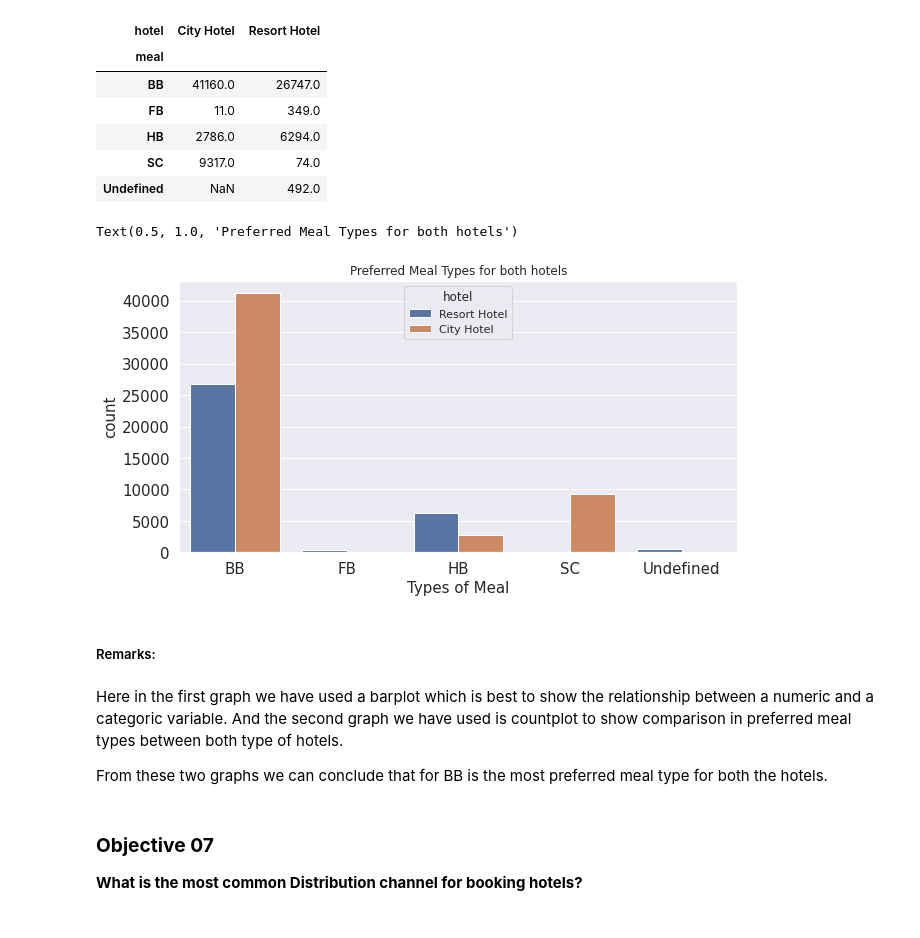
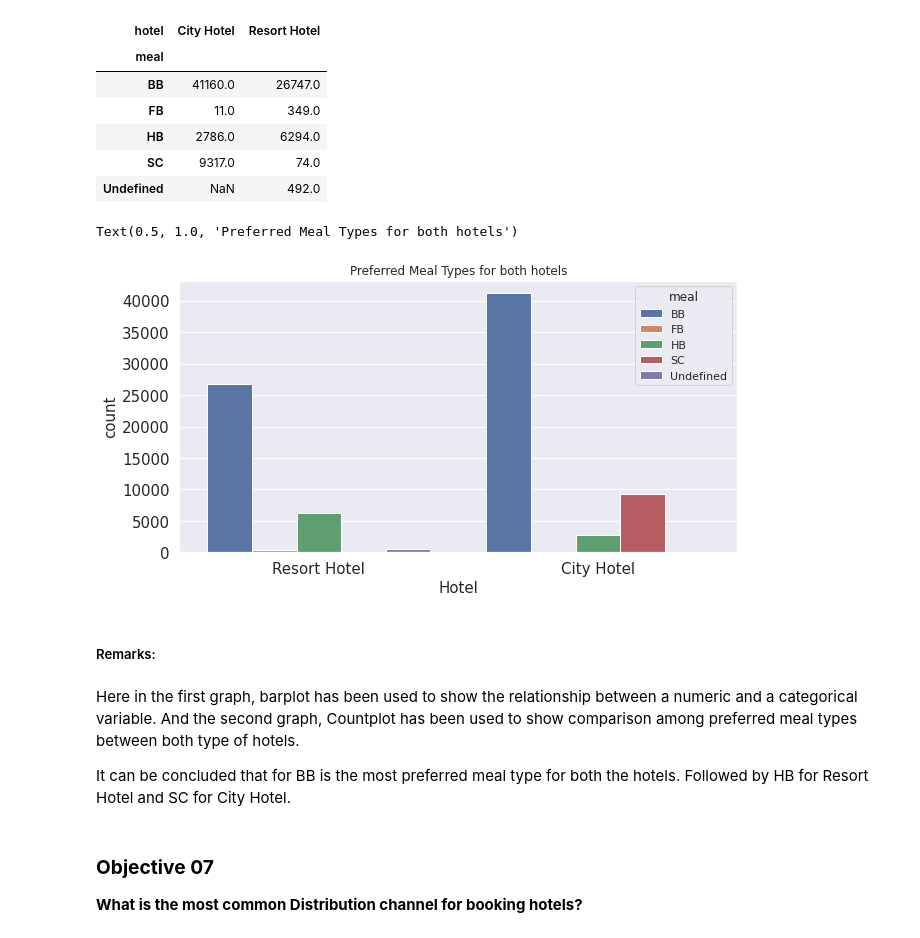
Before and after one commit to saurabhgv/Hotel-Booking-Analysis--EDA, a Jupyter notebook: EDA_Capstone_Project_(Group)_Hotel_Booking_Analysis.ipynb, the cells around one changed output. Cells and saved outputs as stored; diff of their text form; code cells hidden in the pictures.

```diff
--- a/EDA_Capstone_Project_(Group)_Hotel_Booking_Analysis.ipynb
+++ b/EDA_Capstone_Project_(Group)_Hotel_Booking_Analysis.ipynb
@@ -739,21 +737,21 @@ ax
 # %%
 # Comparing preferred meal types for both hotels
 plt.figure(figsize=(10,5))
-ax=sns.countplot (x= 'meal', data= copy_df, hue= 'hotel')
+ax=sns.countplot (x= 'hotel', data= copy_df, hue= 'meal')
 plt.xticks(size=15)
-plt.xlabel('Types of Meal',size=15)
+plt.xlabel('Hotel',size=15)
 plt.yticks(size=15)
 plt.ylabel('count',size=15)
 plt.title("Preferred Meal Types for both hotels")
 # %% [output]
 Text(0.5, 1.0, 'Preferred Meal Types for both hotels')
-[figure, old version]
+[figure, new version]
 # %% [markdown]
 ##### Remarks:
 # %% [markdown]
-Here in the first graph we have used a barplot which is best to show the relationship between a numeric and a categoric variable. And the second graph we have used is countplot to show comparison in preferred meal types between both type of hotels.
+Here in the first graph, barplot has been used to show the relationship between a numeric and a categorical variable. And the second graph, Countplot has been used to show comparison among preferred meal types between both type of hotels.
 
-From these two graphs we can conclude that for BB is the most preferred meal type for both the hotels.
+It can be  concluded that for BB is the most preferred meal type for both the hotels. Followed by HB for Resort Hotel and SC for City Hotel.
 # %% [markdown]
 ### **Objective 07**
 **What is the most common Distribution channel for booking hotels?**
```
Also changed, not shown: parts of 55 cells of this notebook.
